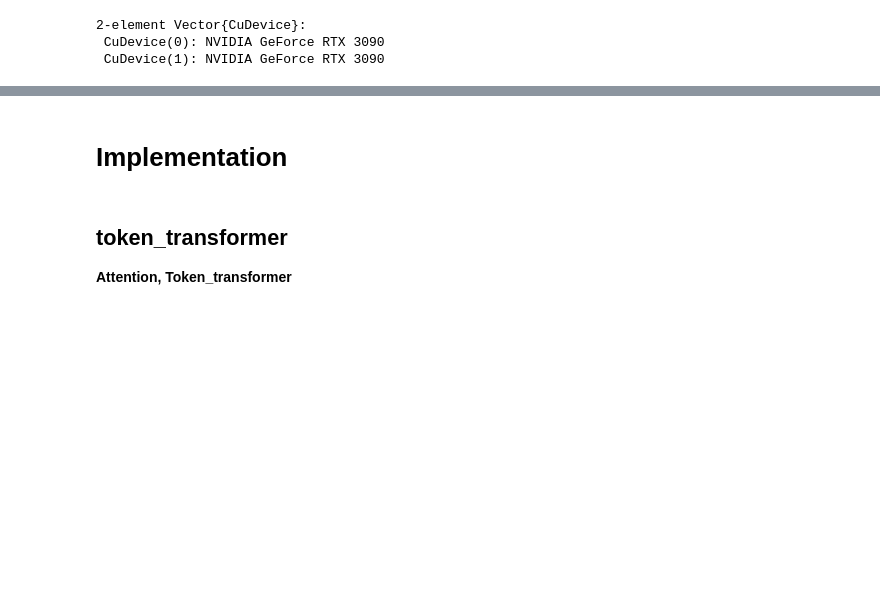
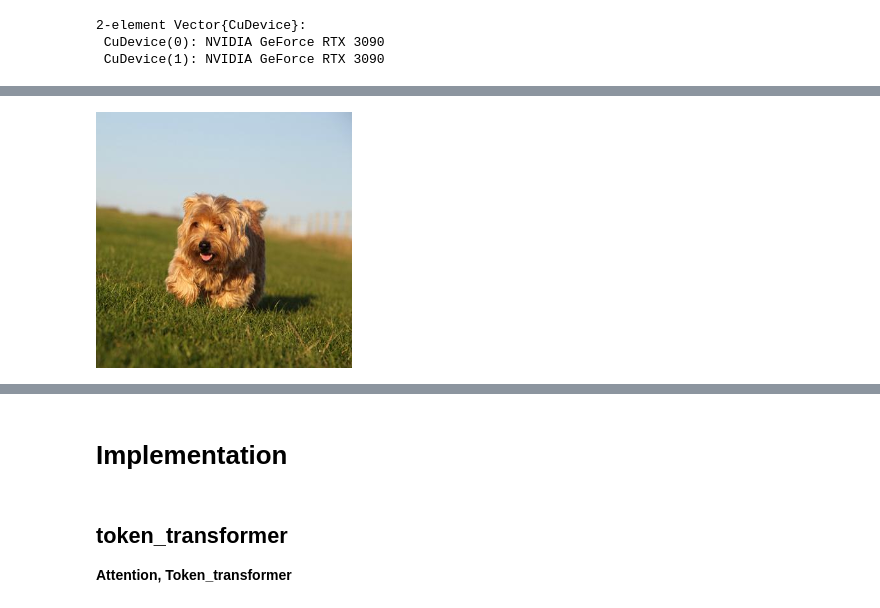
Before and after one commit to MertCokelek/VisualSaliencyTransformer, a Jupyter notebook: VisualSaliencyTransformer.ipynb, the cells around one changed output, grey strips where cells are left out. Drawn from its saved outputs; the diff is of its cells as text; code cells hidden in the pictures; blank space fills up the shorter version.

```diff
--- a/VisualSaliencyTransformer.ipynb
+++ b/VisualSaliencyTransformer.ipynb
@@ -20,0 +139,4 @@ CuDevice(1): NVIDIA GeForce RTX 3090
+# %%
+permutedims(imgs, (3,1,2))[1,:,:]
+# %% [output]
+[figure, added]
```
Also changed, not shown: parts of 18 cells of this notebook, 1 other file.
